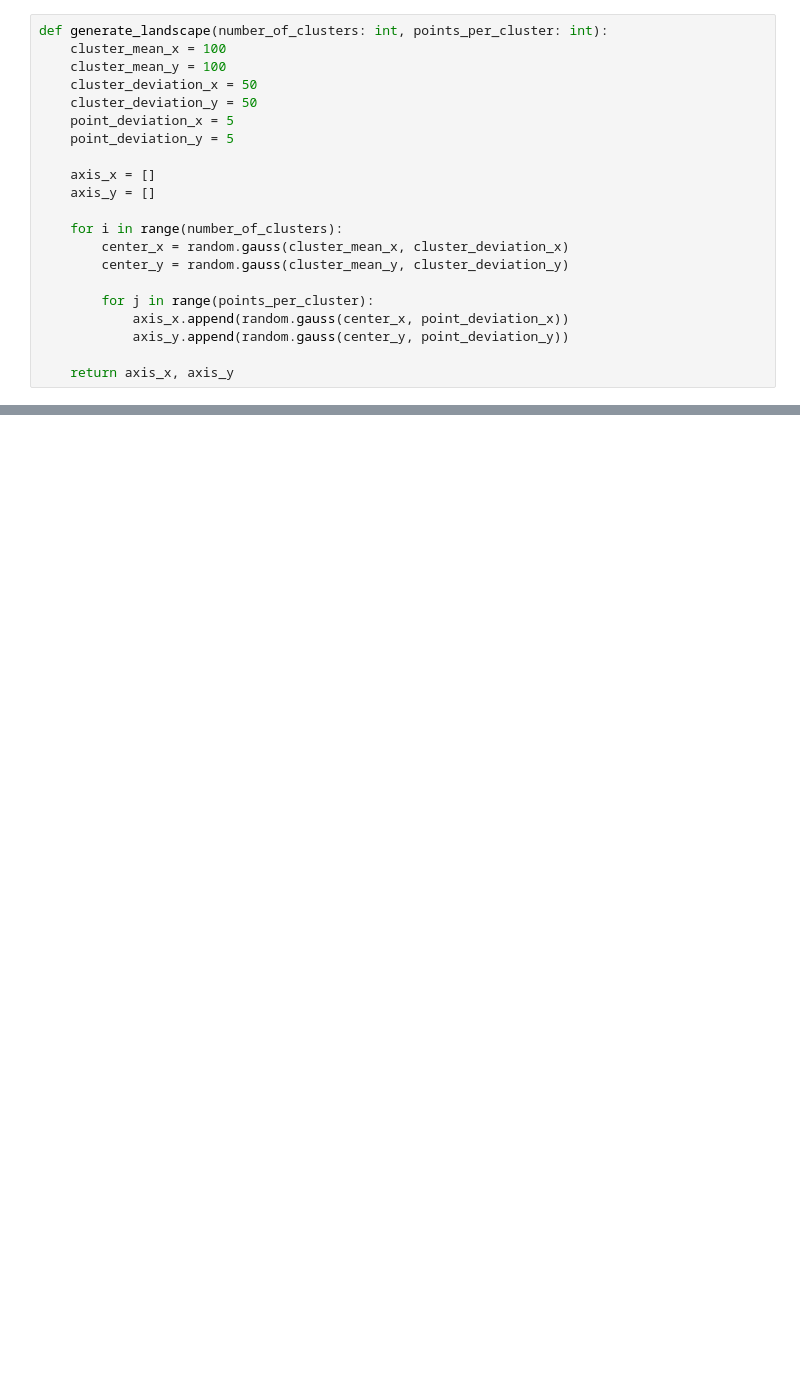
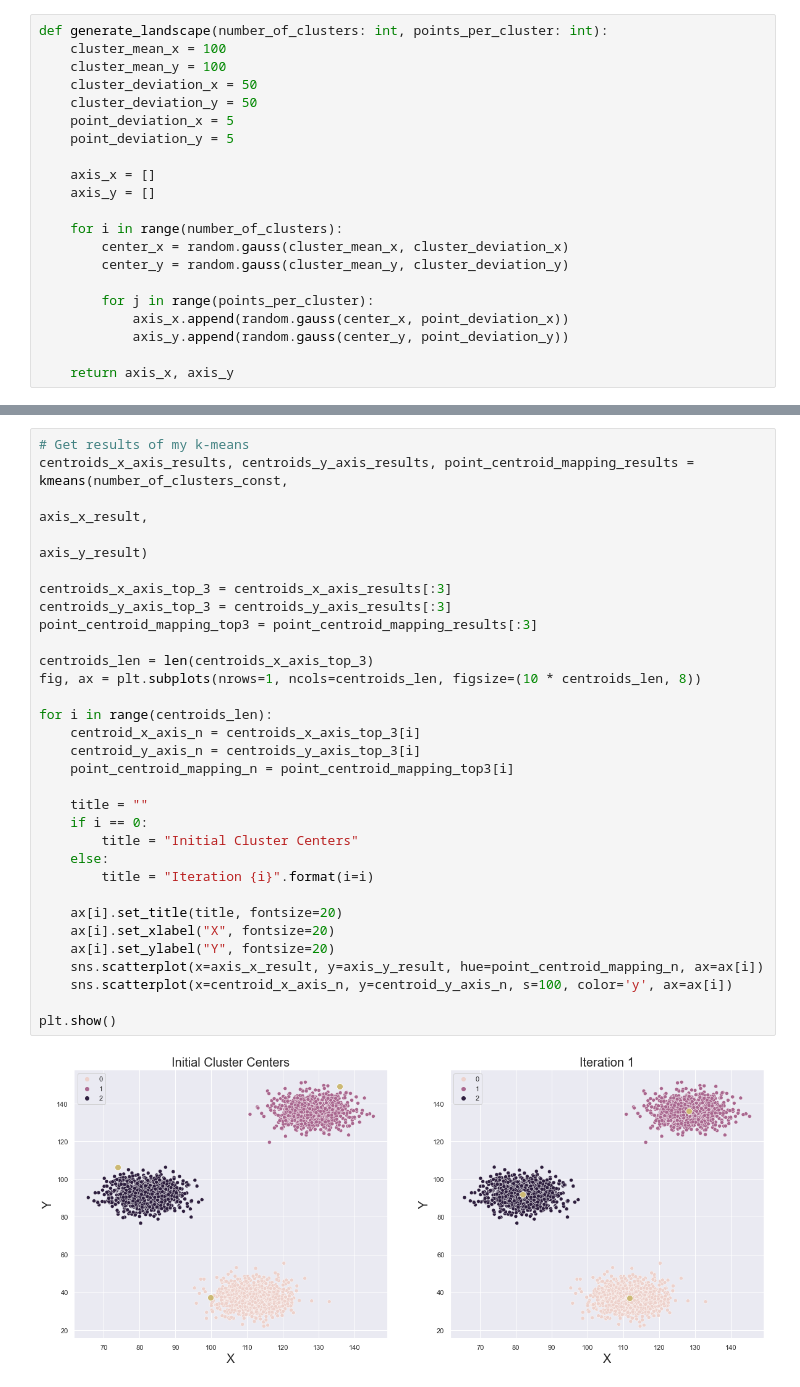
Before and after one commit to Blind-Striker/swe-584-assigment-kmeans, a Jupyter notebook: kmeans.ipynb, the cells around one changed output, grey strips where cells are left out. Drawn from its saved outputs; the diff is of its cells as text; blank space fills up the shorter version.

```diff
--- a/kmeans.ipynb
+++ b/kmeans.ipynb
@@ -191,0 +297,33 @@ plt.show()
+# %%
+# Get results of my k-means
+centroids_x_axis_results, centroids_y_axis_results, point_centroid_mapping_results = kmeans(number_of_clusters_const,
+                                                                                            axis_x_result,
+                                                                                            axis_y_result)
+
+centroids_x_axis_top_3 = centroids_x_axis_results[:3]
+centroids_y_axis_top_3 = centroids_y_axis_results[:3]
+point_centroid_mapping_top3 = point_centroid_mapping_results[:3]
+
+centroids_len = len(centroids_x_axis_top_3)
+fig, ax = plt.subplots(nrows=1, ncols=centroids_len, figsize=(10 * centroids_len, 8))
+
+for i in range(centroids_len):
+    centroid_x_axis_n = centroids_x_axis_top_3[i]
+    centroid_y_axis_n = centroids_y_axis_top_3[i]
+    point_centroid_mapping_n = point_centroid_mapping_top3[i]
+
+    title = ""
+    if i == 0:
+        title = "Initial Cluster Centers"
+    else:
+        title = "Iteration {i}".format(i=i)
+
+    ax[i].set_title(title, fontsize=20)
+    ax[i].set_xlabel("X", fontsize=20)
+    ax[i].set_ylabel("Y", fontsize=20)
+    sns.scatterplot(x=axis_x_result, y=axis_y_result, hue=point_centroid_mapping_n, ax=ax[i])
+    sns.scatterplot(x=centroid_x_axis_n, y=centroid_y_axis_n, s=100, color='y', ax=ax[i])
+
+plt.show()
+# %% [output]
+[figure, added]
```
Also changed, not shown: parts of 26 cells of this notebook, 1 other file.
